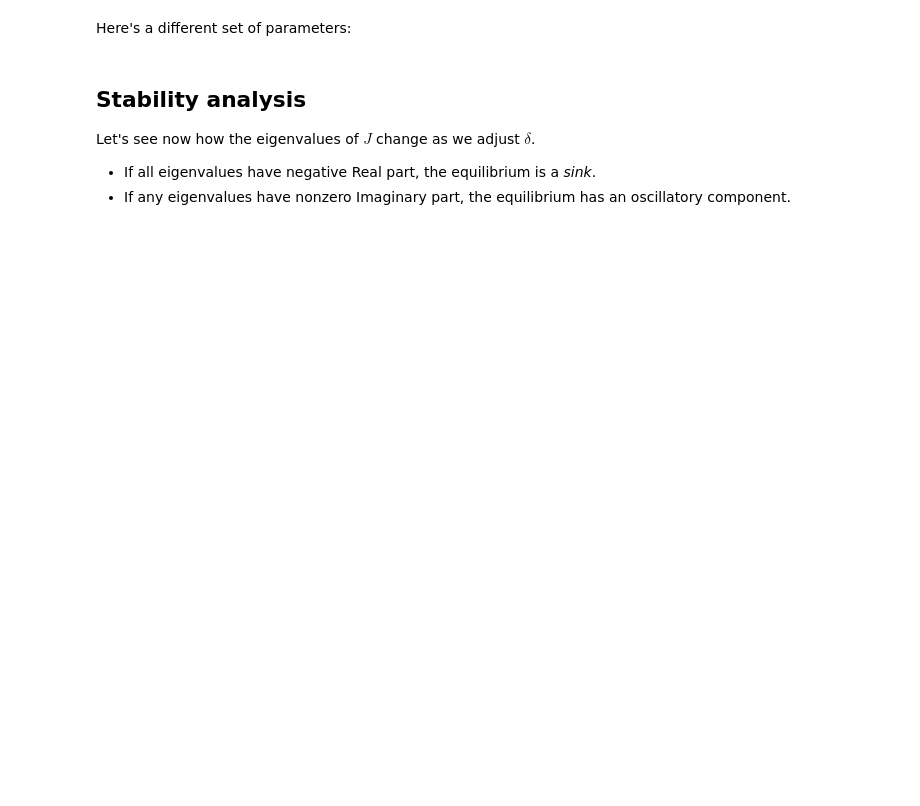
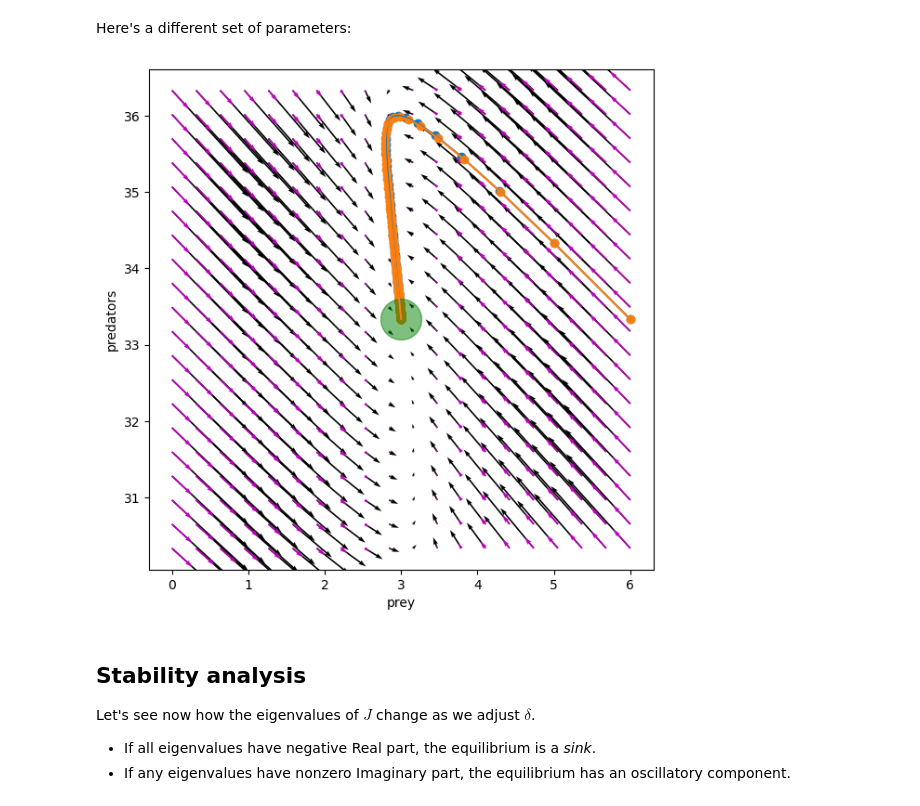
Before and after one commit to petrelharp/popbio, a Jupyter notebook: notebooks/nonlinear_systems.ipynb, the cells around one changed output. Drawn from its saved outputs; the diff is of its cells as text; code cells hidden in the pictures; blank space fills up the shorter version.

```diff
--- a/notebooks/nonlinear_systems.ipynb
+++ b/notebooks/nonlinear_systems.ipynb
@@ -174,34 +177,35 @@ Here's a different set of parameters:
 # %%
 pp_args2 = {'theta' : 10,
            'a' : 0.1,
            'eps' : 1.0,
            'delta' : 0.3}
 equil = pp_equil(**pp_args2)
 
 W = 3.0
 tN, tM = run_sim_2d([equil[0] + W], [equil[1]], pp_eqn, 200, dtype='float',
                     dt=0.1, **pp_args2)
 aN, aM = run_sim_2d([equil[0] + W], [equil[1]], pp_approx_eqn, 200, dtype='float',
                     dt=0.1, **pp_args2)
 
-plt.rcParams['figure.figsize'] = [10, 10]
 fig, ax = plt.subplots()
 phase_plot(pp_eqn, xlim=[equil[0] - W, equil[0] + W],
            ax=ax, ylim=[equil[1] - W, equil[1] + W], nx=20, ny=20, scale=True,
            dt=0.1, **pp_args2)
 q = phase_plot(pp_approx_eqn, xlim=[equil[0] - W, equil[0] + W],
                ax=ax, ylim=[equil[1] - W, equil[1] + W], nx=20, ny=20, scale=False,
                dt=0.1, **pp_args2)
 q.set(color = 'm')
 ax = fig.gca()
 ax.plot(tN, tM)
 ax.scatter(tN, tM)
 ax.plot(aN, aM)
 ax.scatter(aN, aM)
 ax.scatter(equil[0], equil[1], s=1000, c='g', alpha=0.5)
 ax.axis('equal')
 plt.xlabel("prey")
 plt.ylabel("predators");
+# %% [output]
+[figure, added]
 # %% [markdown]
 ## Stability analysis
 
```
Also changed, not shown: parts of 6 cells of this notebook, 1 other file.
